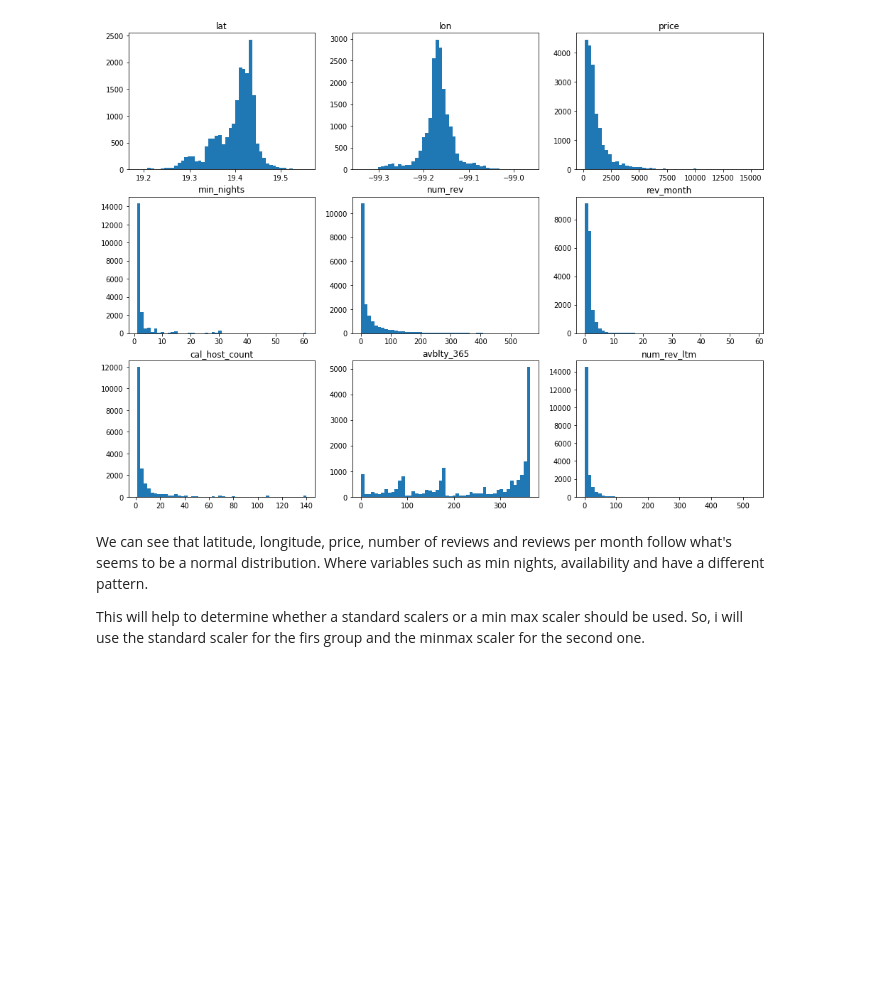
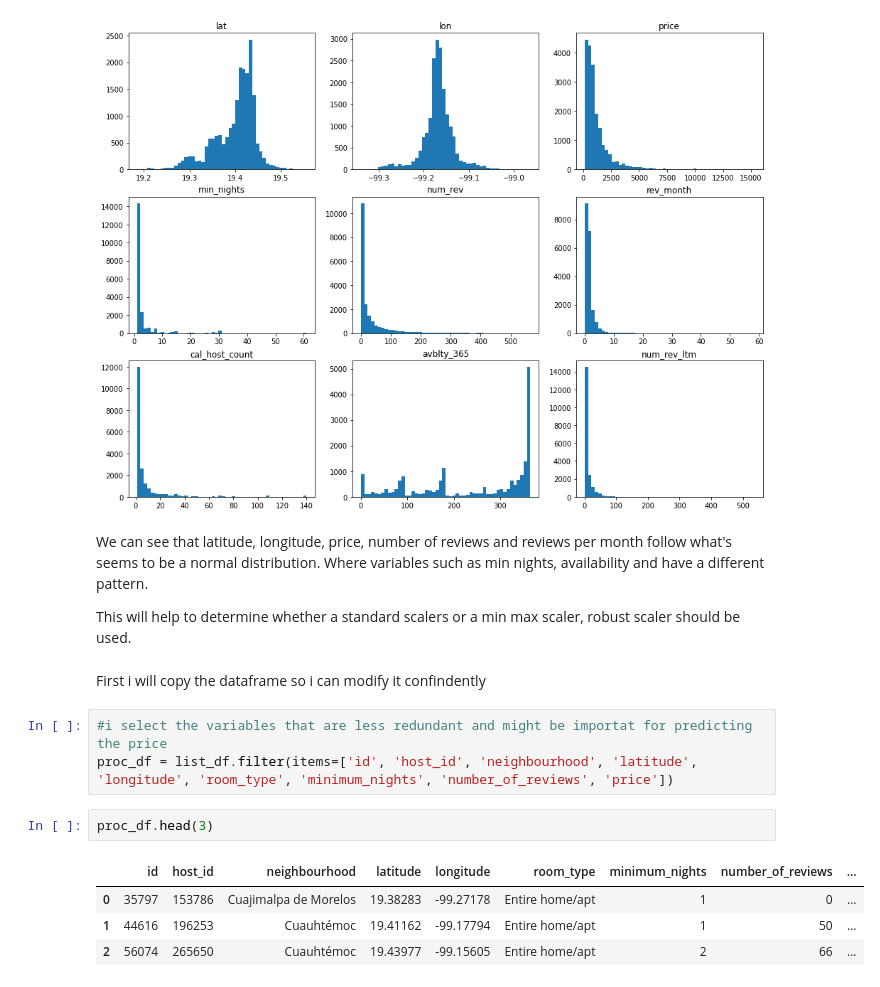
Before and after one commit to adrian-drifter/airbnb_eda_mex, a Jupyter notebook: notebooks/02_preprocessing.ipynb, the cells around one changed output. Cells and saved outputs as stored; diff of their text form; blank space fills up the shorter version.

```diff
--- a/notebooks/02_preprocessing.ipynb
+++ b/notebooks/02_preprocessing.ipynb
@@ -57,4 +57,16 @@ Text(0.5, 1.0, 'num_rev_ltm')
 # %% [markdown]
 We can see that latitude, longitude, price, number of reviews and reviews per month follow what's seems to be a normal distribution. Where variables such as min nights, availability and have a different pattern.
 
-This will help to determine whether a standard scalers or a min max scaler should be used. So, i will use the standard scaler for the firs group and the minmax scaler for the second one.
+This will help to determine whether a standard scalers or a min max scaler, robust scaler should be used.
+# %% [markdown]
+First i will copy the dataframe so i can modify it confindently
+# %%
+#i select the variables that are less redundant and might be importat for predicting the price
+proc_df = list_df.filter(items=['id', 'host_id', 'neighbourhood', 'latitude', 'longitude', 'room_type', 'minimum_nights', 'number_of_reviews', 'price'])
+# %%
+proc_df.head(3)
+# %% [output]
+|  | id | host_id | neighbourhood | latitude | longitude | room_type | minimum_nights | number_of_reviews | ... |
+| 0 | 35797 | 153786 | Cuajimalpa de Morelos | 19.38283 | -99.27178 | Entire home/apt | 1 | 0 | ... |
+| 1 | 44616 | 196253 | Cuauhtémoc | 19.41162 | -99.17794 | Entire home/apt | 1 | 50 | ... |
+| 2 | 56074 | 265650 | Cuauhtémoc | 19.43977 | -99.15605 | Entire home/apt | 2 | 66 | ... |
```
Also changed, not shown: parts of 7 cells of this notebook.
